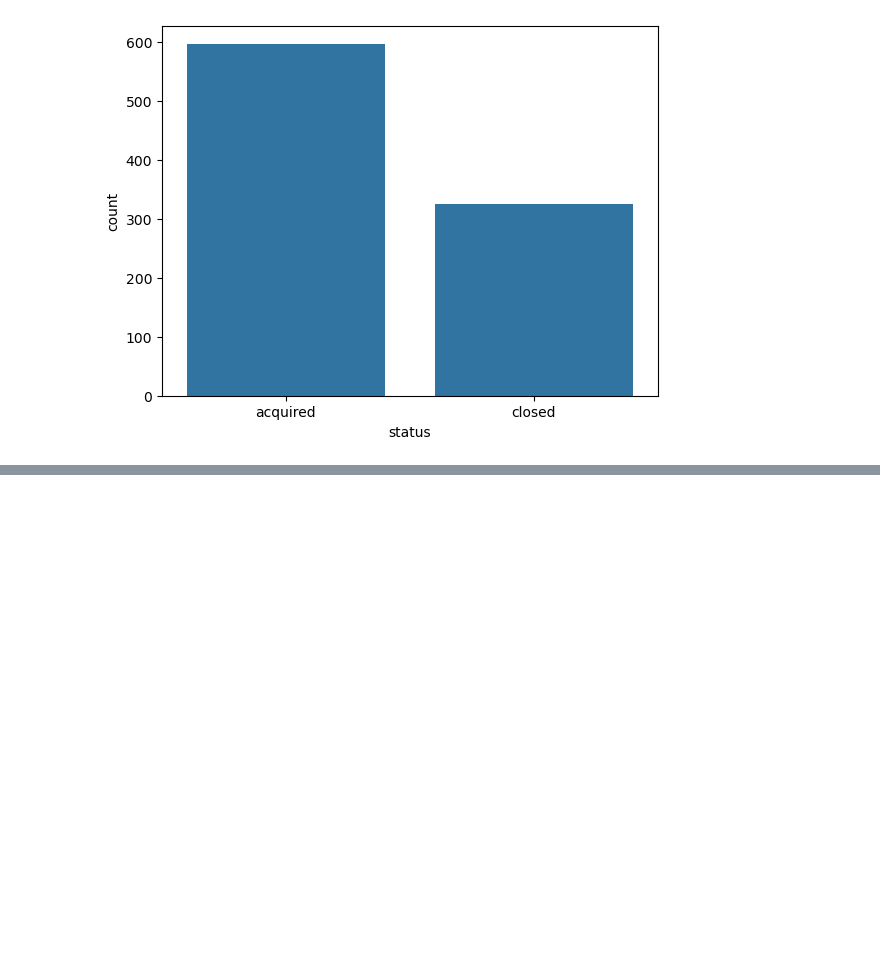
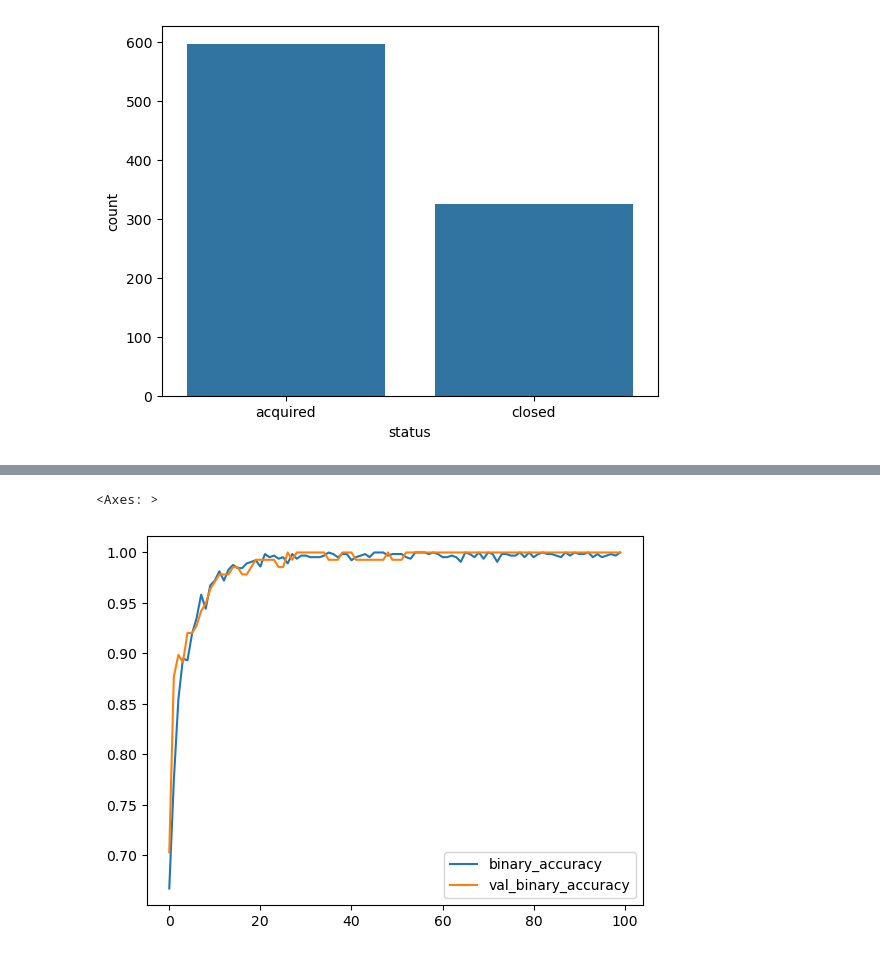
Before and after one commit to VidishMehta001/startup_success_prediction, a Jupyter notebook: vc_eval.ipynb, the cells around one changed output, grey strips where cells are left out. Saved outputs shown, nothing was run; the diff lists cells and outputs as text; code cells hidden in the pictures; blank space fills up the shorter version.

```diff
--- a/vc_eval.ipynb
+++ b/vc_eval.ipynb
@@ -60,0 +161,5 @@ import tensorflow as tf
+# %%
+pd.DataFrame(model.history.history)[['binary_accuracy','val_binary_accuracy']].plot()
+# %% [output]
+<Axes: >
+[figure, added]
```
Also changed, not shown: parts of 17 cells of this notebook.
